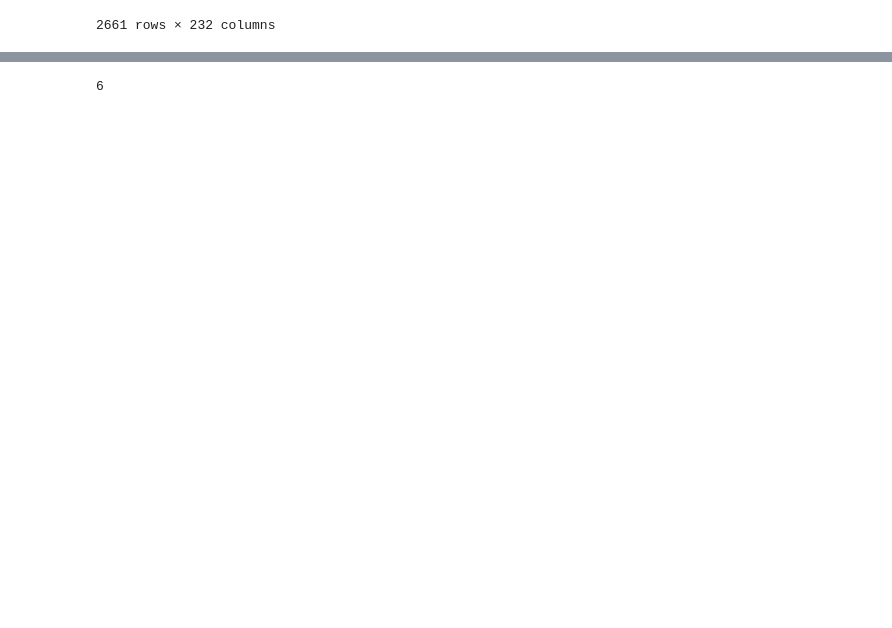
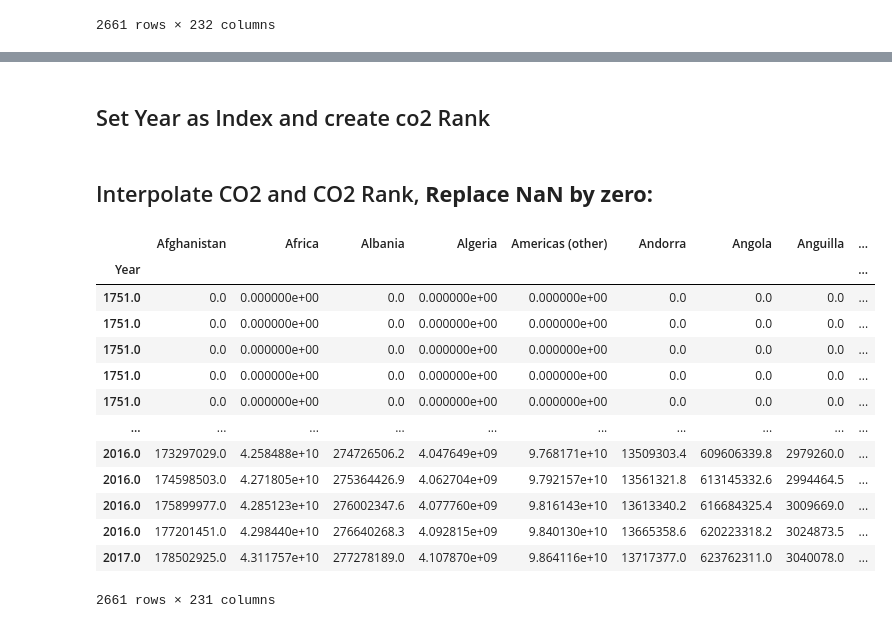
Before and after one commit to Baronco/Data-Analyst-In-Python, a Jupyter notebook: barchartAni.ipynb, the cells around one changed output, grey strips where cells are left out. Saved outputs shown, nothing was run; the diff lists cells and outputs as text; code cells hidden in the pictures; blank space fills up the shorter version.

```diff
--- a/barchartAni.ipynb
+++ b/barchartAni.ipynb
@@ -127,4 +123,30 @@ hola
-# %%
-3+3
-# %% [output]
-6
+# %% [markdown]
+## Set Year as Index and create co2 Rank
+# %%
+co2wide.set_index('Year',drop=True,inplace=True)
+co2_rank = co2wide.rank(axis=1,method='first')
+# %% [markdown]
+## Interpolate CO2 and CO2 Rank, **Replace NaN by zero:**
+# %%
+co2wide = co2wide.interpolate()
+co2_rank = co2_rank.interpolate()
+
+co2wide = co2wide.replace(np.nan,0)
+co2_rank = co2_rank.replace(np.nan,0)
+# %%
+co2wide
+# %% [output]
+|  | Afghanistan | Africa | Albania | Algeria | Americas (other) | Andorra | Angola | Anguilla | ... |
+| Year |  |  |  |  |  |  |  |  | ... |
+| 1751.0 | 0.0 | 0.000000e+00 | 0.0 | 0.000000e+00 | 0.000000e+00 | 0.0 | 0.0 | 0.0 | ... |
+| 1751.0 | 0.0 | 0.000000e+00 | 0.0 | 0.000000e+00 | 0.000000e+00 | 0.0 | 0.0 | 0.0 | ... |
+| 1751.0 | 0.0 | 0.000000e+00 | 0.0 | 0.000000e+00 | 0.000000e+00 | 0.0 | 0.0 | 0.0 | ... |
+| 1751.0 | 0.0 | 0.000000e+00 | 0.0 | 0.000000e+00 | 0.000000e+00 | 0.0 | 0.0 | 0.0 | ... |
+| 1751.0 | 0.0 | 0.000000e+00 | 0.0 | 0.000000e+00 | 0.000000e+00 | 0.0 | 0.0 | 0.0 | ... |
+| ... | ... | ... | ... | ... | ... | ... | ... | ... | ... |
+| 2016.0 | 173297029.0 | 4.258488e+10 | 274726506.2 | 4.047649e+09 | 9.768171e+10 | 13509303.4 | 609606339.8 | 2979260.0 | ... |
+| 2016.0 | 174598503.0 | 4.271805e+10 | 275364426.9 | 4.062704e+09 | 9.792157e+10 | 13561321.8 | 613145332.6 | 2994464.5 | ... |
+| 2016.0 | 175899977.0 | 4.285123e+10 | 276002347.6 | 4.077760e+09 | 9.816143e+10 | 13613340.2 | 616684325.4 | 3009669.0 | ... |
+| 2016.0 | 177201451.0 | 4.298440e+10 | 276640268.3 | 4.092815e+09 | 9.840130e+10 | 13665358.6 | 620223318.2 | 3024873.5 | ... |
+| 2017.0 | 178502925.0 | 4.311757e+10 | 277278189.0 | 4.107870e+09 | 9.864116e+10 | 13717377.0 | 623762311.0 | 3040078.0 | ... |
+2661 rows × 231 columns
```
Also changed, not shown: parts of 5 cells of this notebook.
